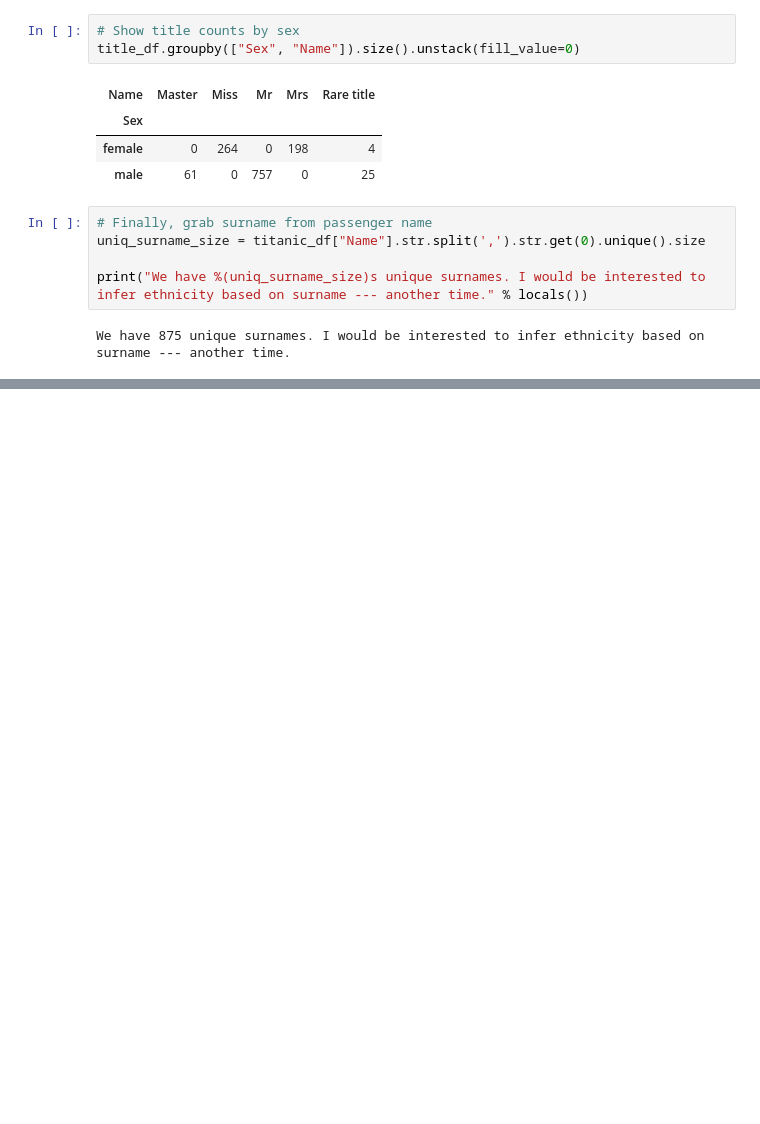
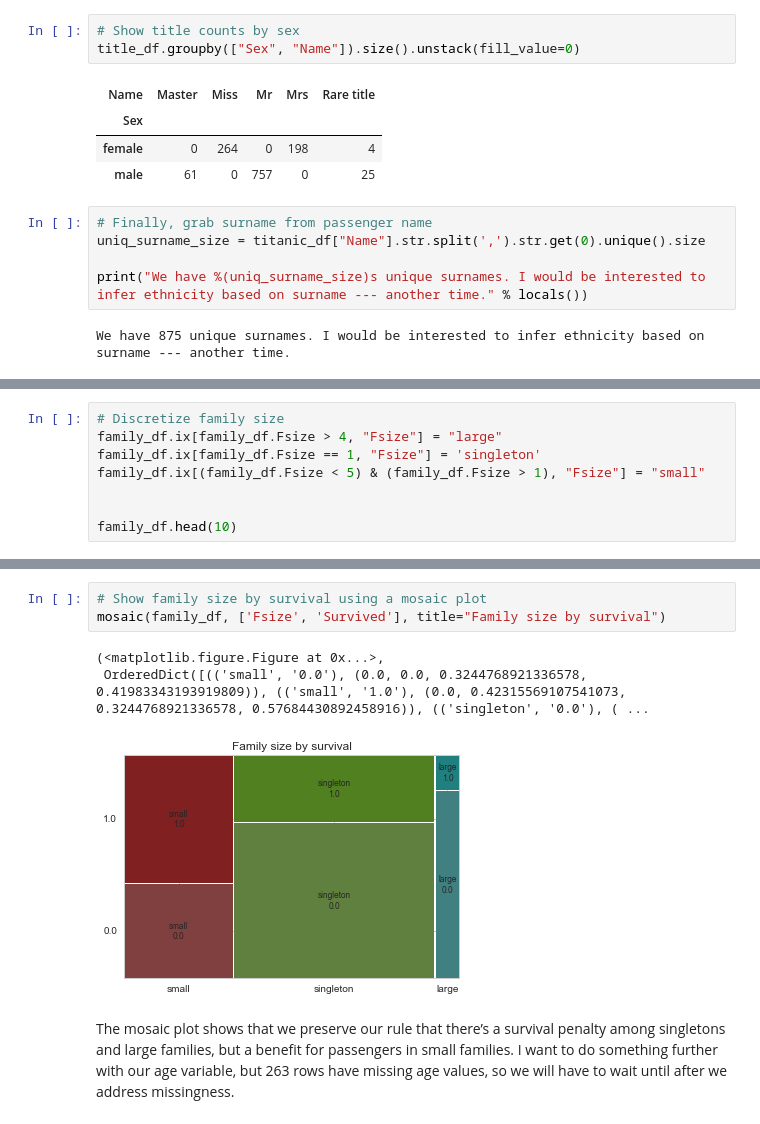
Before and after one commit to Overlytic/titanic, a Jupyter notebook: Titanic.ipynb, the cells around one changed output, grey strips where cells are left out. Drawn from its saved outputs; the diff is of its cells as text; blank space fills up the shorter version.

```diff
--- a/Titanic.ipynb
+++ b/Titanic.ipynb
@@ -147,0 +179,8 @@ We have 875 unique surnames. I would be interested to infer ethnicity based on s
+# %%
+# Discretize family size
+family_df.ix[family_df.Fsize > 4, "Fsize"] = "large"
+family_df.ix[family_df.Fsize == 1, "Fsize"] = 'singleton'
+family_df.ix[(family_df.Fsize < 5) & (family_df.Fsize > 1), "Fsize"] = "small"
+
+
+family_df.head(10)
@@ -147,0 +199,9 @@ We have 875 unique surnames. I would be interested to infer ethnicity based on s
+# %%
+# Show family size by survival using a mosaic plot
+mosaic(family_df, ['Fsize', 'Survived'], title="Family size by survival")
+# %% [output]
+(<matplotlib.figure.Figure at 0x...>,
+ OrderedDict([(('small', '0.0'), (0.0, 0.0, 0.3244768921336578, 0.41983343193919809)), (('small', '1.0'), (0.0, 0.42315569107541073, 0.3244768921336578, 0.57684430892458916)), (('singleton', '0.0'), ( ...
+[figure, added]
+# %% [markdown]
+The mosaic plot shows that we preserve our rule that there’s a survival penalty among singletons and large families, but a benefit for passengers in small families. I want to do something further with our age variable, but 263 rows have missing age values, so we will have to wait until after we address missingness.
```
Also changed, not shown: parts of 6 cells of this notebook, 1 other file.
